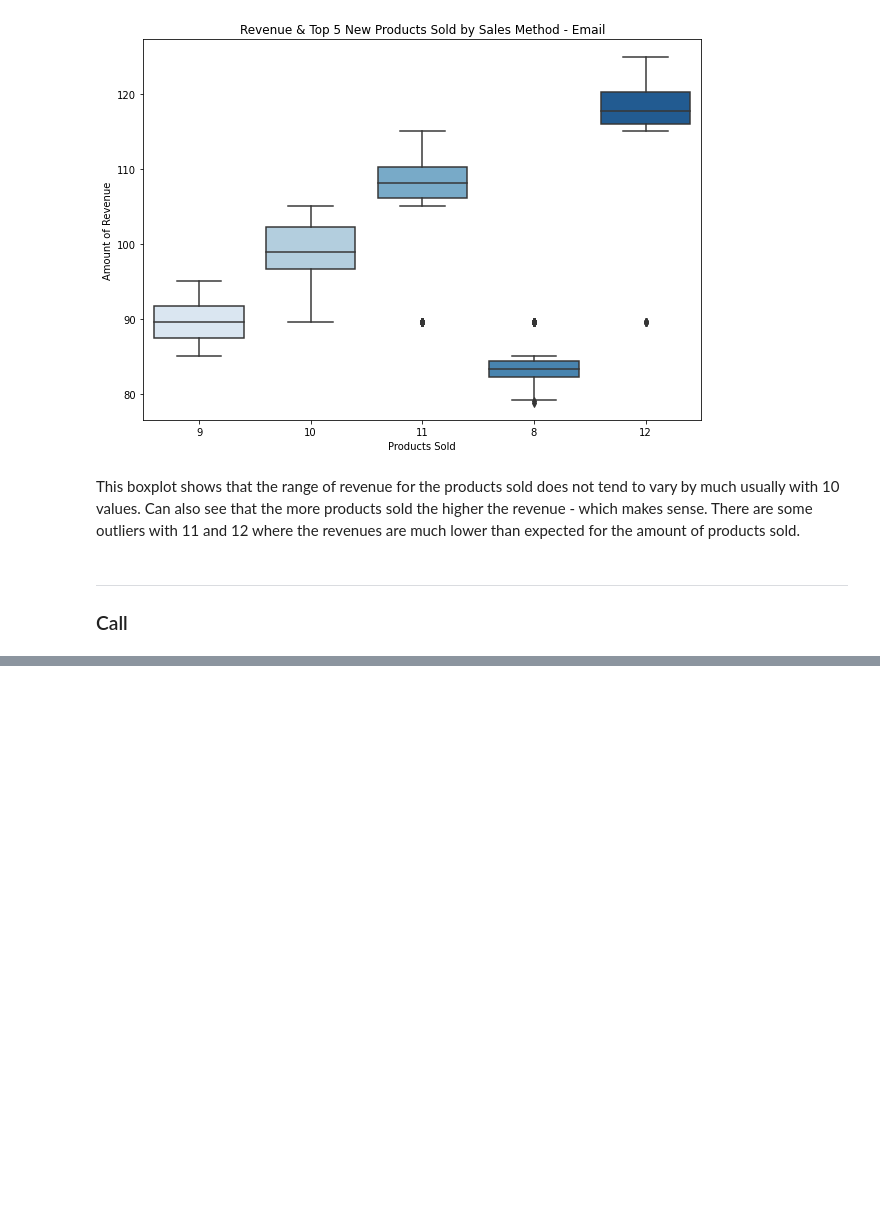
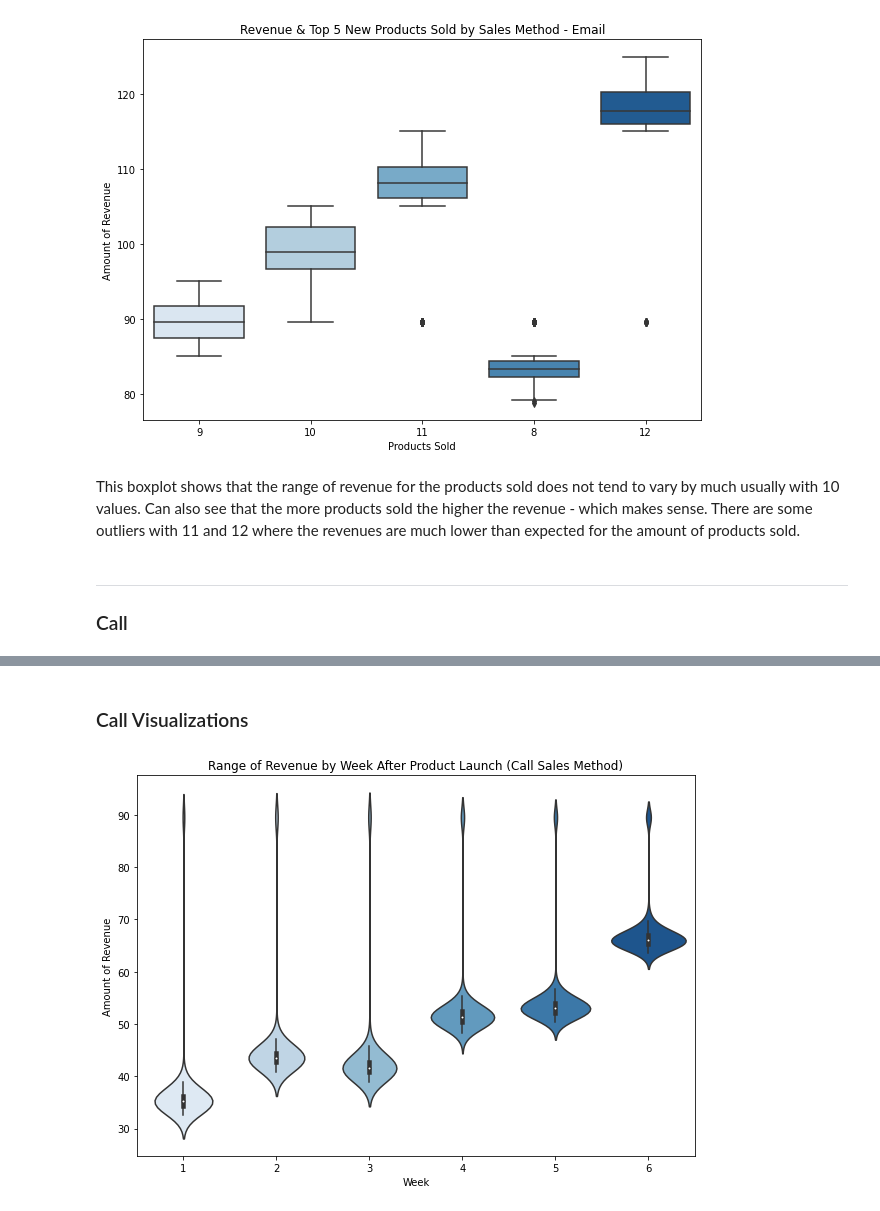
Before and after one commit to tvrjuana/product-sales, a Jupyter notebook: notebook.ipynb, the cells around one changed output, grey strips where cells are left out. Drawn from its saved outputs; the diff is of its cells as text; code cells hidden in the pictures; blank space fills up the shorter version.

```diff
--- a/notebook.ipynb
+++ b/notebook.ipynb
@@ -781,0 +772,11 @@ hello.head()
+# %% [markdown]
+### Call Visualizations
+# %%
+#violinplot for week
+plt.figure(figsize=(10,7))
+sns.violinplot(data=call, x='week', y='revenue', palette="Blues")
+plt.xlabel('Week')
+plt.ylabel('Amount of Revenue')
+plt.title('Range of Revenue by Week After Product Launch (Call Sales Method)');
+# %% [output]
+[figure, added]
```
Also changed, not shown: parts of 61 cells of this notebook.
